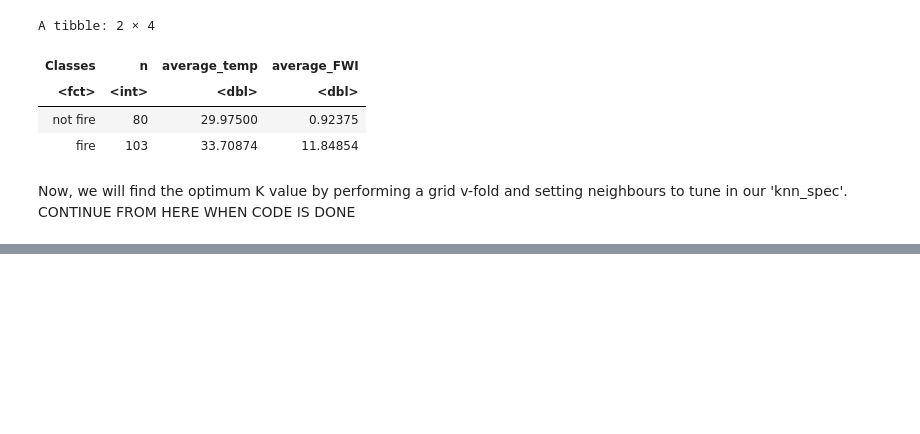
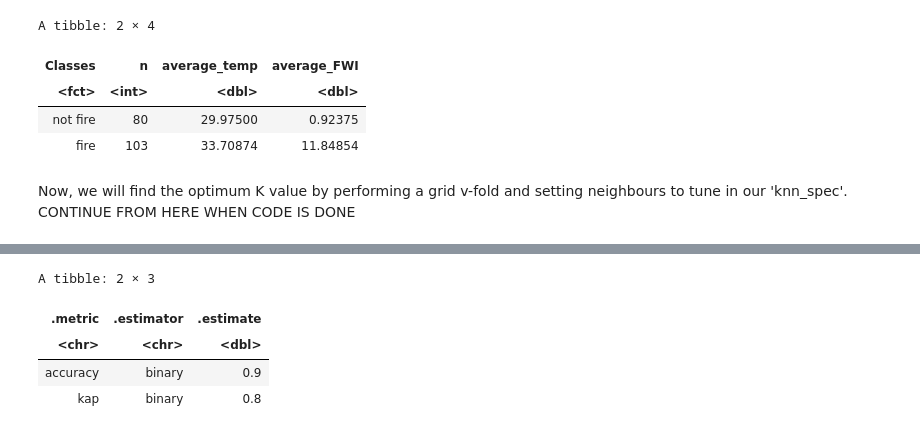
Before and after one commit to purnomoc/dsci100, a Jupyter notebook: forest_fires_report.ipynb, the cells around one changed output, grey strips where cells are left out. Cells and saved outputs as stored; diff of their text form; code cells hidden in the pictures; blank space fills up the shorter version.

```diff
--- a/forest_fires_report.ipynb
+++ b/forest_fires_report.ipynb
@@ -182,0 +183,23 @@ best_neighbor
+# %%
+set.seed(1)
+knn_best_spec <- nearest_neighbor(weight_func = "rectangular", neighbors = best_neighbor) %>%
+    set_engine("kknn") %>%
+    set_mode("classification")
+
+knn_best_fit <- workflow() %>%
+    add_recipe(fire_recipe) %>%
+    add_model(knn_best_spec) %>%
+    fit(fire_train)
+
+fire_best_test_predictions <- predict(knn_best_fit, fire_test) %>%
+    bind_cols(fire_test)
+
+fire_best_accuracy <- fire_best_test_predictions %>%
+        metrics(truth = Classes, estimate = .pred_class)
+fire_best_accuracy
+# %% [output]
+A tibble: 2 × 3
+| .metric | .estimator | .estimate |
+| <chr> | <chr> | <dbl> |
+| accuracy | binary | 0.9 |
+| kap | binary | 0.8 |
```
Also changed, not shown: parts of 1 cell of this notebook.
